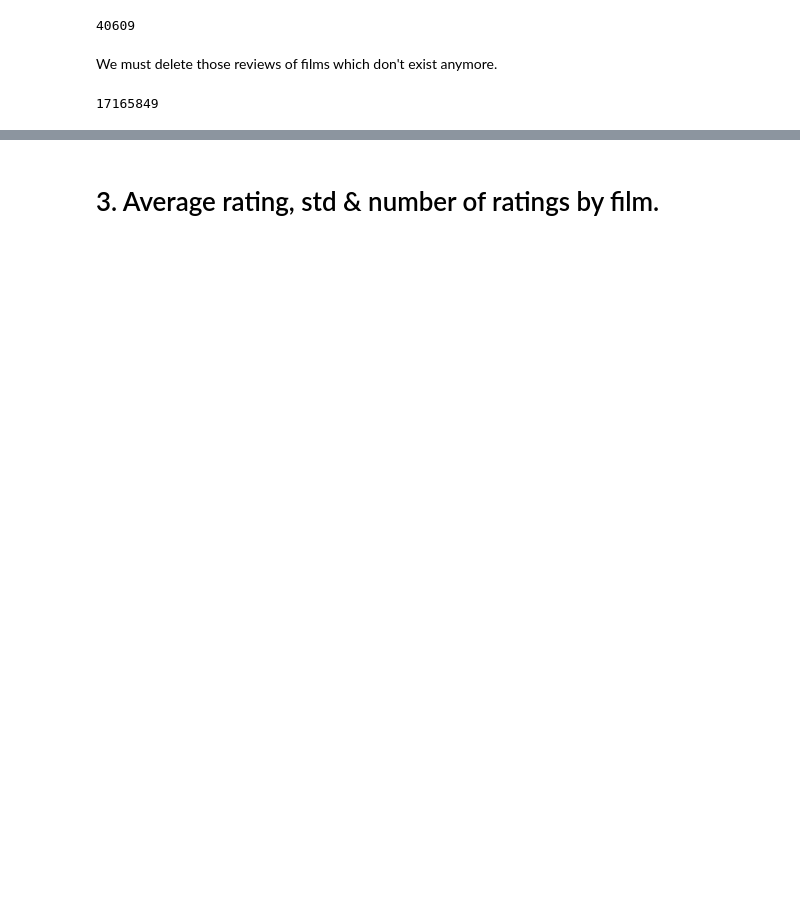
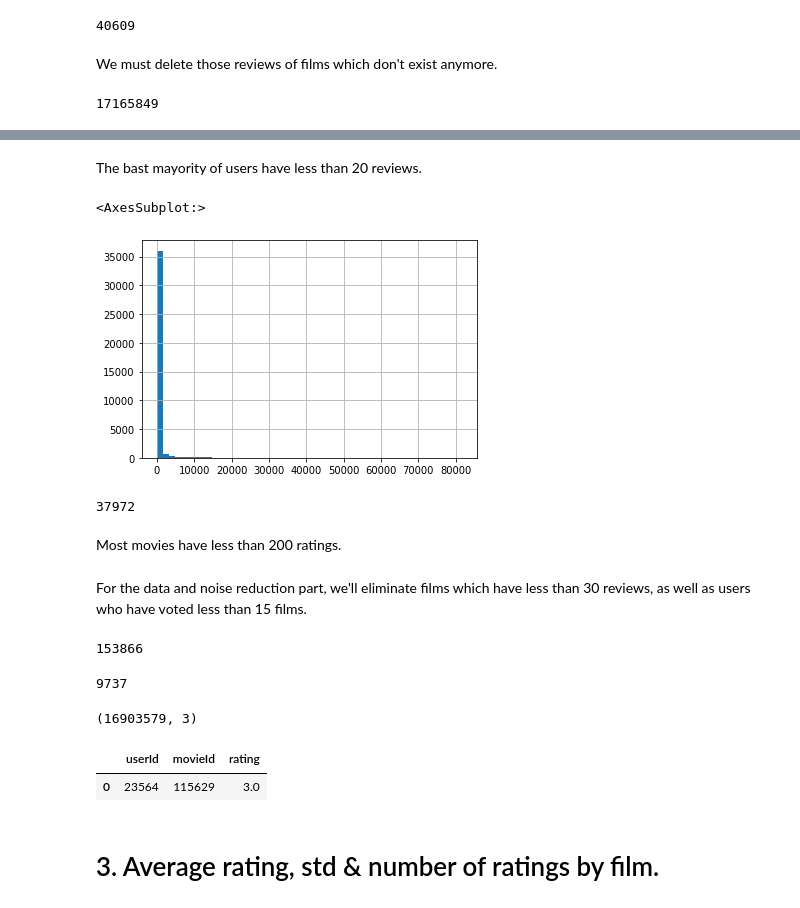
Before and after one commit to imarcosenciso/movie-suggester, a Jupyter notebook: Data/data_preprocessing.ipynb, the cells around one changed output, grey strips where cells are left out. Saved outputs shown, nothing was run; the diff lists cells and outputs as text; code cells hidden in the pictures; blank space fills up the shorter version.

```diff
--- a/Data/data_preprocessing.ipynb
+++ b/Data/data_preprocessing.ipynb
@@ -385,0 +372,10 @@ df_main.shape[0]
+# %% [markdown]
+The bast mayority of users have less than 20 reviews.
+# %%
+ratings_per_movie = df_main.groupby('movieId')['userId'].count()
+
+
+ratings_per_movie.hist(bins=50)
+# %% [output]
+<AxesSubplot:>
+[figure, added]
@@ -385,0 +385,8 @@ df_main.shape[0]
+# %%
+ratings_per_movie.shape[0] # 37.972 movies with ratings.
+# %% [output]
+37972
+# %% [markdown]
+Most movies have less than 200 ratings.
+# %% [markdown]
+For the data and noise reduction part, we'll eliminate films which have less than 30 reviews, as well as users who have voted less than 15 films.
@@ -385,0 +400,8 @@ df_main.shape[0]
+# %%
+ratings_per_user.shape[0] # 153.866 users left
+# %% [output]
+153866
+# %%
+ratings_per_movie.shape[0] # 9.737 movies left
+# %% [output]
+9737
@@ -385,0 +414,9 @@ df_main.shape[0]
+# %%
+df_ratings.shape # 16.903.579 ratings left.
+# %% [output]
+(16903579, 3)
+# %%
+df_ratings.head(1)
+# %% [output]
+|  | userId | movieId | rating |
+| 0 | 23564 | 115629 | 3.0 |
```
Also changed, not shown: parts of 34 cells of this notebook.
